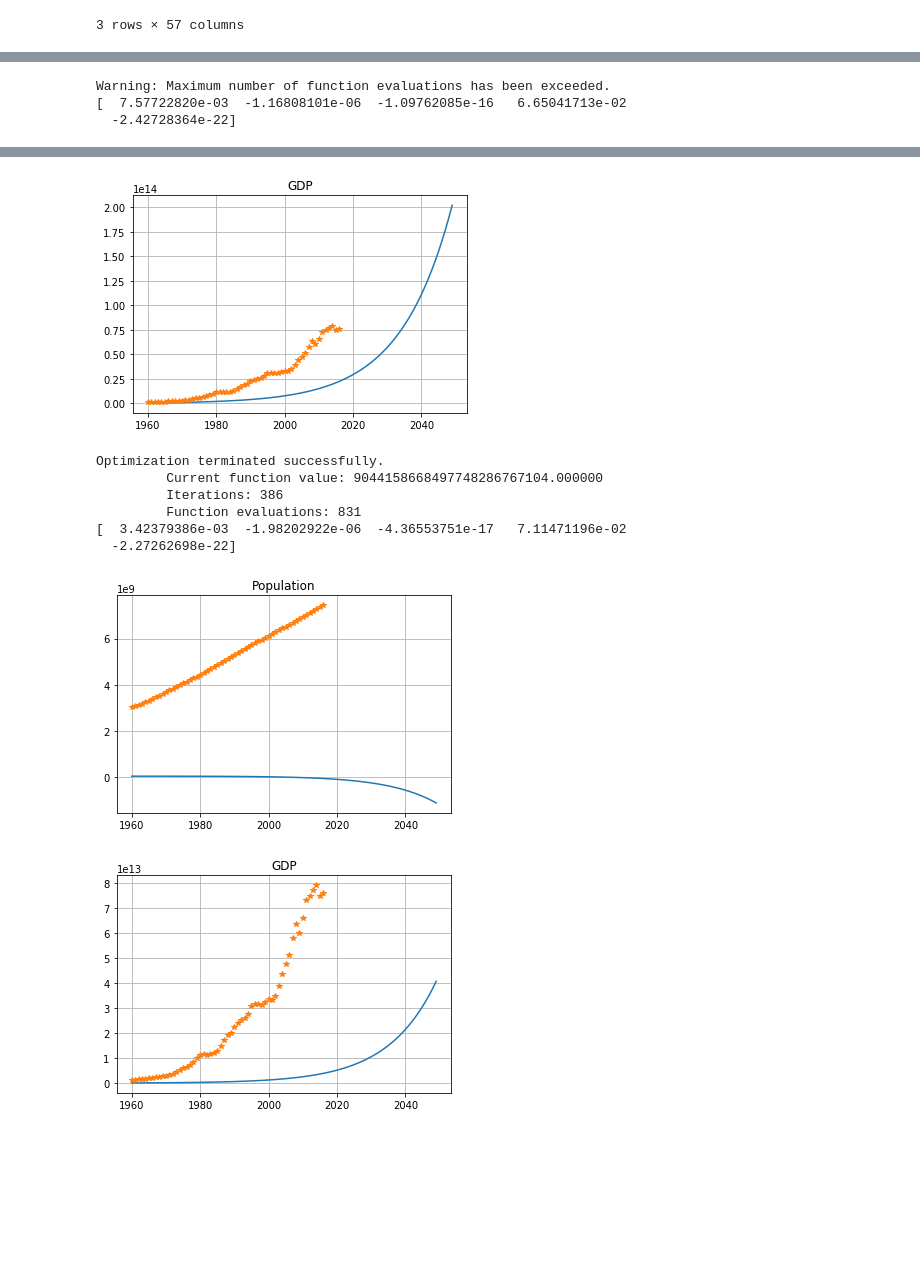
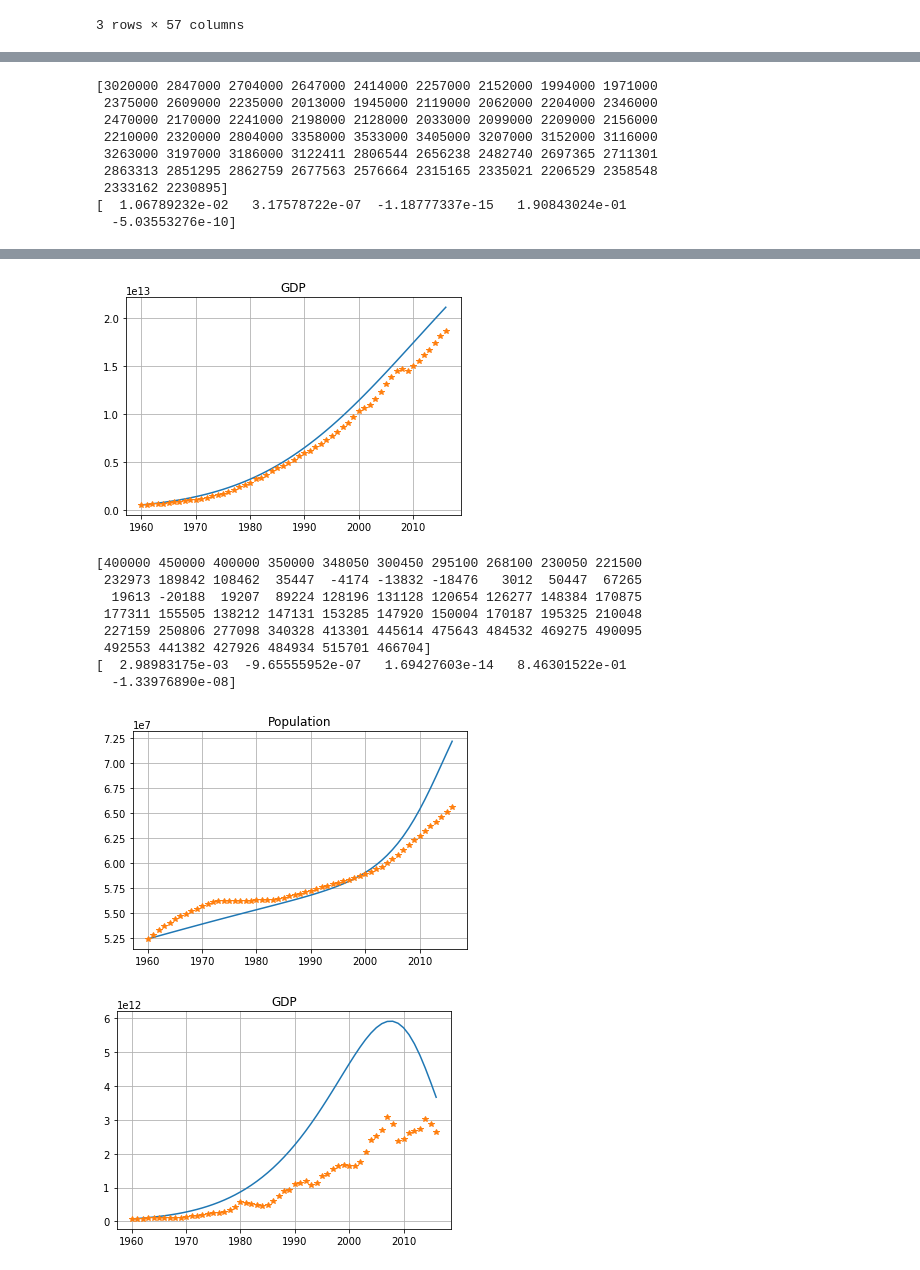
Before and after one commit to rfree18/math-modeling, a Jupyter notebook: final/Final.ipynb, the cells around one changed output, grey strips where cells are left out. Cells and saved outputs as stored; diff of their text form; code cells hidden in the pictures; blank space fills up the shorter version.

Commit message:
Change to lstsq

```diff
--- a/final/Final.ipynb
+++ b/final/Final.ipynb
@@ -122,17 +100,31 @@ t = np.arange(1960, 2017, 1)
 for (idx, country_gdp) in enumerate(gdp_real_data):
     country_pop = pop_real_data[idx]
     data = np.asarray([country_pop, country_gdp])
-    # result = optimize.leastsq(score, par_init, args=(t, data))
-    result = optimize.fmin(score, x0=par_init, args=(t, data))
+
+    p = country_pop[:-1]
+    g = country_gdp[:-1]
+    pg = p * g
+
+    Y_pop = np.asarray([t - s for s, t in zip(country_pop, country_pop[1:])]) # Determine dp/dt vals
+    X_pop = np.asarray([p, g, pg]).T
+
+    print(Y_pop)
+
+    Y_gdp = np.asarray([t - s for s, t in zip(country_gdp, country_gdp[1:])]) # Determine dg/dt vals
+    X_gdp = np.asarray([g, pg]).T
+
+    result_pop = np.linalg.lstsq(X_pop,Y_pop)
+    result_gdp = np.linalg.lstsq(X_gdp,Y_gdp)
+    result = np.append(result_pop[0], result_gdp[0])
     print(result)
 
-    t_plot = np.arange(1960, 2050, 1)
+    t_plot = np.arange(1960, 2017, 1)
 
     plt.figure()
     plt.title("Population")
     plt.grid()
     plt.plot(t_plot, model(t_plot, data, result)[0])
-    plt.plot(np.arange(1960, 2017, 1), pop_real, '*')
+    plt.plot(np.arange(1960, 2017, 1), country_pop, '*')
     plt.show()
 
     plt.figure()
@@ -140,7 +132,7 @@ for (idx, country_gdp) in enumerate(gdp_real_data):
     plt.title("GDP")
     plt.plot(t_plot, model(t_plot, data, result)[1])
     # plt.plot(np.arange(1960, 2017, 1), res.T[1][110:-133])
-    plt.plot(np.arange(1960, 2017, 1), gdp_real, '*')
+    plt.plot(np.arange(1960, 2017, 1), country_gdp, '*')
     plt.plot()
     plt.show()
 # %% [output]
@@ -155,3 +150,9 @@ Optimization terminated successfully.
-Warning: Maximum number of function evaluations has been exceeded.
-[  7.57722820e-03  -1.16808101e-06  -1.09762085e-16   6.65041713e-02
-  -2.42728364e-22]
+[3020000 2847000 2704000 2647000 2414000 2257000 2152000 1994000 1971000
+ 2375000 2609000 2235000 2013000 1945000 2119000 2062000 2204000 2346000
+ 2470000 2170000 2241000 2198000 2128000 2033000 2099000 2209000 2156000
+ 2210000 2320000 2804000 3358000 3533000 3405000 3207000 3152000 3116000
+ 3263000 3197000 3186000 3122411 2806544 2656238 2482740 2697365 2711301
+ 2863313 2851295 2862759 2677563 2576664 2315165 2335021 2206529 2358548
+ 2333162 2230895]
+[  1.06789232e-02   3.17578722e-07  -1.18777337e-15   1.90843024e-01
+  -5.03553276e-10]
@@ -159,12 +160,14 @@ Warning: Maximum number of function evaluations has been exceeded.
-[figure, old version]
+[figure, new version]
-Optimization terminated successfully.
-         Current function value: 9044158668497748286767104.000000
-         Iterations: 386
-         Function evaluations: 831
-[  3.42379386e-03  -1.98202922e-06  -4.36553751e-17   7.11471196e-02
-  -2.27262698e-22]
+[400000 450000 400000 350000 348050 300450 295100 268100 230050 221500
+ 232973 189842 108462  35447  -4174 -13832 -18476   3012  50447  67265
+  19613 -20188  19207  89224 128196 131128 120654 126277 148384 170875
+ 177311 155505 138212 147131 153285 147920 150004 170187 195325 210048
+ 227159 250806 277098 340328 413301 445614 475643 484532 469275 490095
+ 492553 441382 427926 484934 515701 466704]
+[  2.98983175e-03  -9.65555952e-07   1.69427603e-14   8.46301522e-01
+  -1.33976890e-08]
-[figure, old version]
+[figure, new version]
-[figure, old version]
+[figure, new version]
 # %%
 t = np.arange(1835, 2150, 1)
 
```
Also changed, not shown: parts of 9 cells of this notebook, 4 other files.
